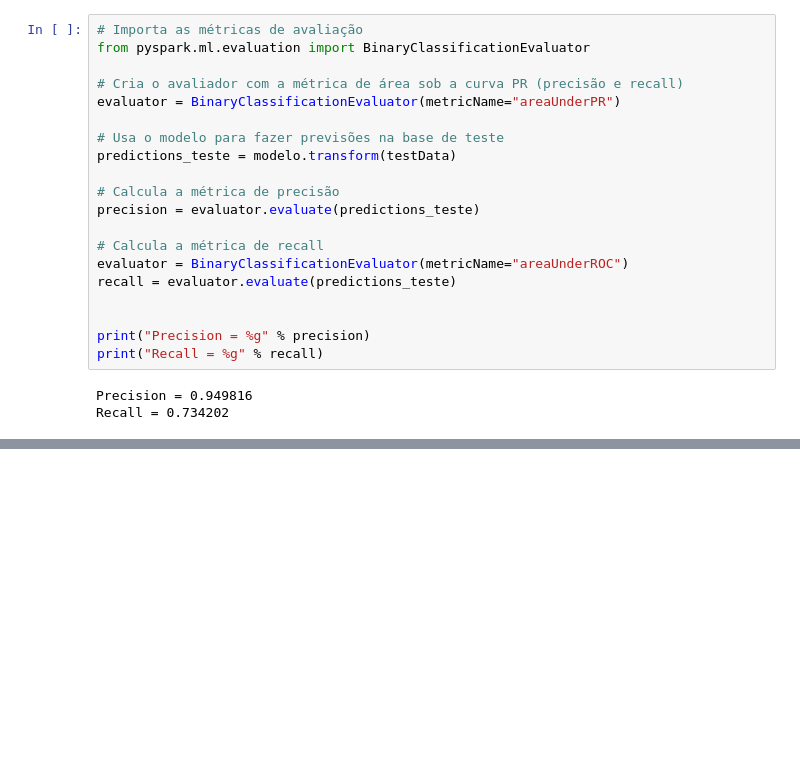
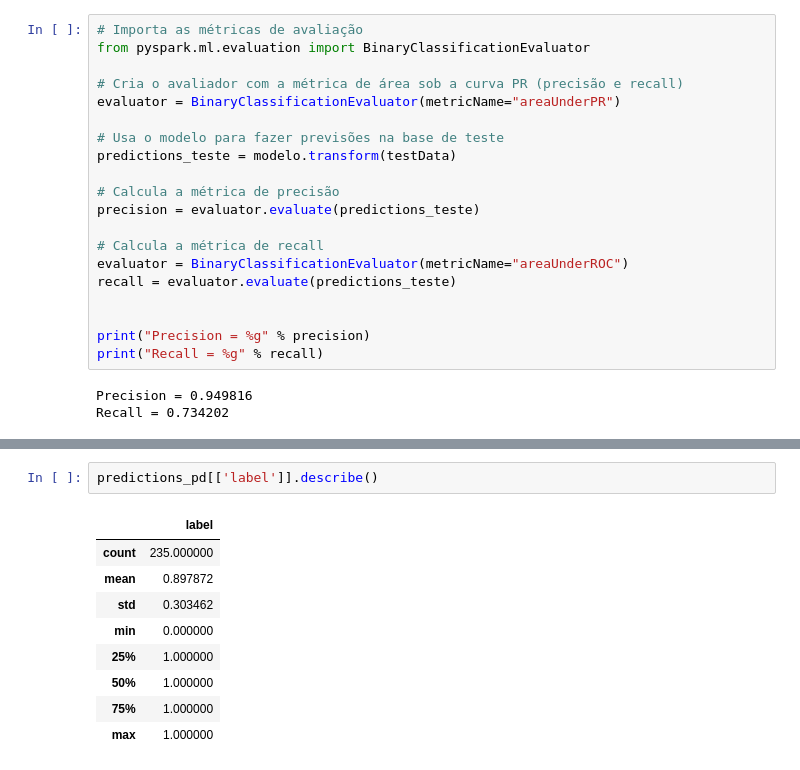
Before and after one commit to renatakmsantos/ML-predict-loan-MBA-applied-project, a Jupyter notebook: sprint3/2_Modeling_RL.ipynb, the cells around one changed output, grey strips where cells are left out. Saved outputs shown, nothing was run; the diff lists cells and outputs as text; blank space fills up the shorter version.

```diff
--- a/sprint3/2_Modeling_RL.ipynb
+++ b/sprint3/2_Modeling_RL.ipynb
@@ -359,0 +473,12 @@ Recall = 0.734202
+# %%
+predictions_pd[['label']].describe()
+# %% [output]
+|  | label |
+| count | 235.000000 |
+| mean | 0.897872 |
+| std | 0.303462 |
+| min | 0.000000 |
+| 25% | 1.000000 |
+| 50% | 1.000000 |
+| 75% | 1.000000 |
+| max | 1.000000 |
```
Also changed, not shown: parts of 14 cells of this notebook, 1 other file.
